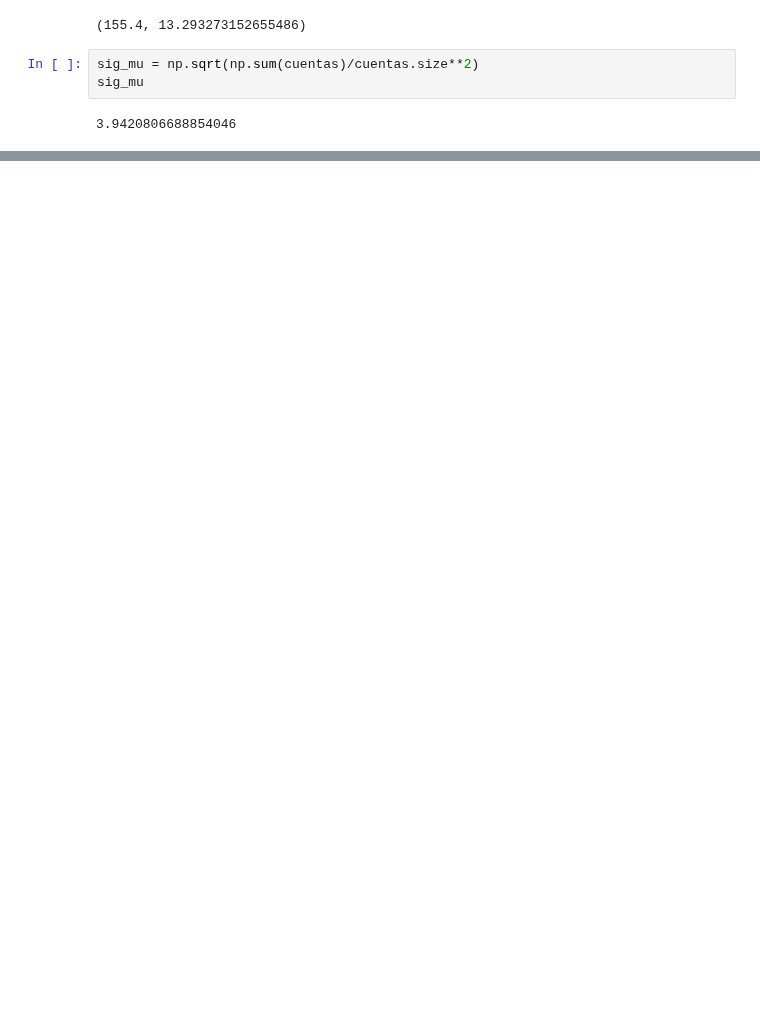
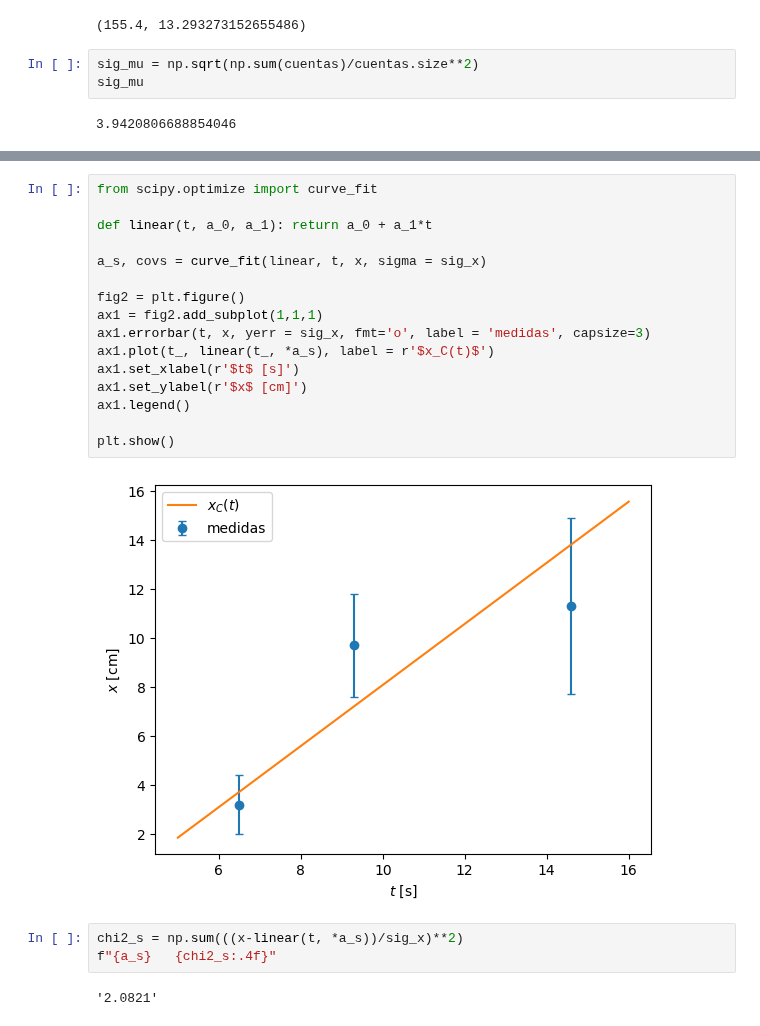
Before and after one commit to JuanSierra2003/hello-world, a Jupyter notebook: Nuclear/InstrumentacionNuclear/problemas1.ipynb, the cells around one changed output, grey strips where cells are left out. Drawn from its saved outputs; the diff is of its cells as text; blank space fills up the shorter version.

```diff
--- a/Nuclear/InstrumentacionNuclear/problemas1.ipynb
+++ b/Nuclear/InstrumentacionNuclear/problemas1.ipynb
@@ -155,0 +213,23 @@ plt.legend()
+# %%
+from scipy.optimize import curve_fit
+
+def linear(t, a_0, a_1): return a_0 + a_1*t
+
+a_s, covs = curve_fit(linear, t, x, sigma = sig_x)
+
+fig2 = plt.figure()
+ax1 = fig2.add_subplot(1,1,1)
+ax1.errorbar(t, x, yerr = sig_x, fmt='o', label = 'medidas', capsize=3)
+ax1.plot(t_, linear(t_, *a_s), label = r'$x_C(t)$')
+ax1.set_xlabel(r'$t$ [s]')
+ax1.set_ylabel(r'$x$ [cm]')
+ax1.legend()
+
+plt.show()
+# %% [output]
+[figure, added]
+# %%
+chi2_s = np.sum(((x-linear(t, *a_s))/sig_x)**2)
+f"{a_s}   {chi2_s:.4f}"
+# %% [output]
+'2.0821'
```
Also changed, not shown: parts of 11 cells of this notebook.
